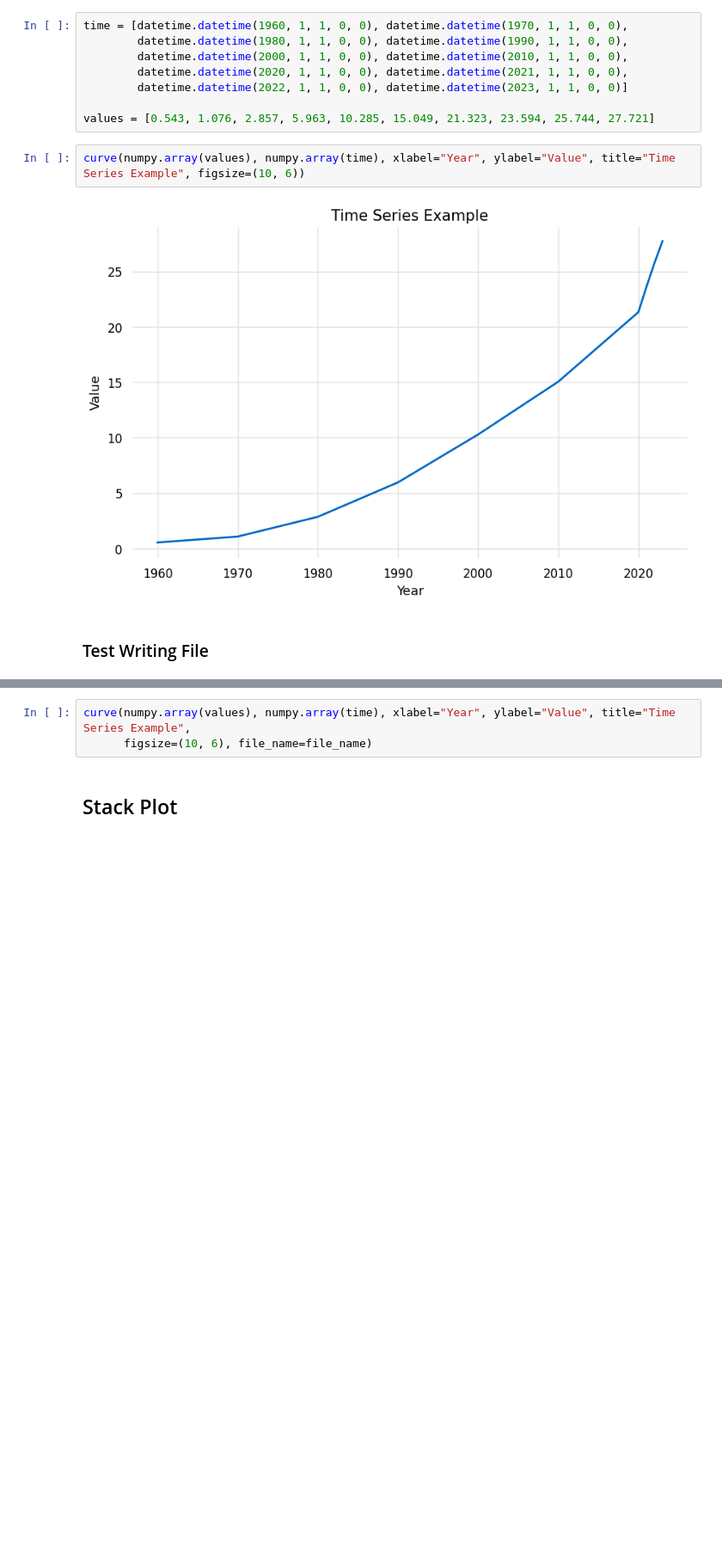
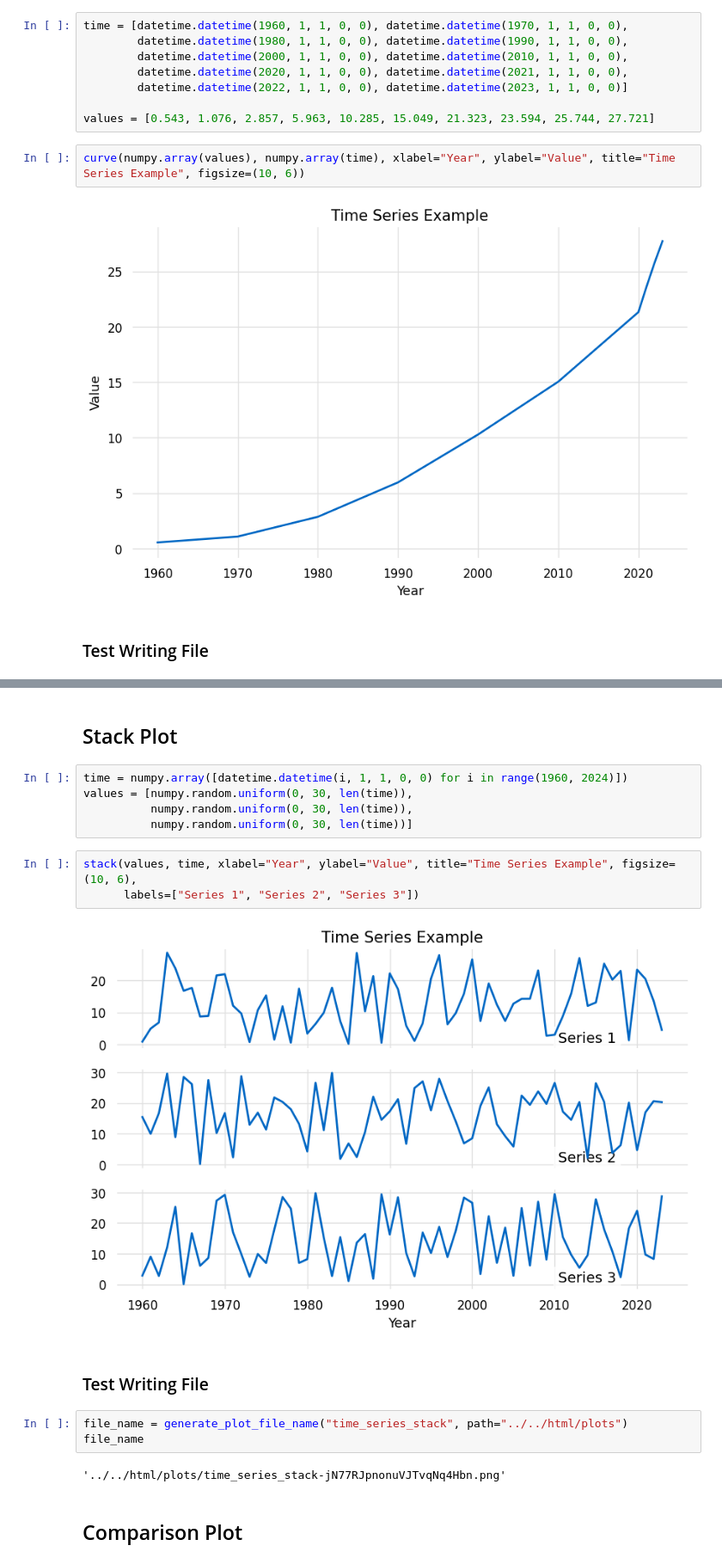
Before and after one commit to glyfish/yada, a Jupyter notebook: notebooks/plots/time_series_graph.ipynb, the cells around one changed output, grey strips where cells are left out. Shown at 86% size. Drawn from its saved outputs; the diff is of its cells as text; blank space fills up the shorter version.

Commit message:
strated adding stack and comparison plots

```diff
--- a/notebooks/plots/time_series_graph.ipynb
+++ b/notebooks/plots/time_series_graph.ipynb
@@ -41,5 +41,21 @@ file_name
-# %%
-curve(numpy.array(values), numpy.array(time), xlabel="Year", ylabel="Value", title="Time Series Example",
-      figsize=(10, 6), file_name=file_name)
 # %% [markdown]
 ## Stack Plot
+# %%
+time = numpy.array([datetime.datetime(i, 1, 1, 0, 0) for i in range(1960, 2024)])
+values = [numpy.random.uniform(0, 30, len(time)),
+          numpy.random.uniform(0, 30, len(time)),
+          numpy.random.uniform(0, 30, len(time))]
+# %%
+stack(values, time, xlabel="Year", ylabel="Value", title="Time Series Example", figsize=(10, 6),
+      labels=["Series 1", "Series 2", "Series 3"])
+# %% [output]
+[figure, added]
+# %% [markdown]
+### Test Writing File
+# %%
+file_name = generate_plot_file_name("time_series_stack", path="../../html/plots")
+file_name
+# %% [output]
+'../../html/plots/time_series_stack-jN77RJpnonuVJTvqNq4Hbn.png'
+# %% [markdown]
+## Comparison Plot
```
Also changed, not shown: parts of 4 cells of this notebook.
